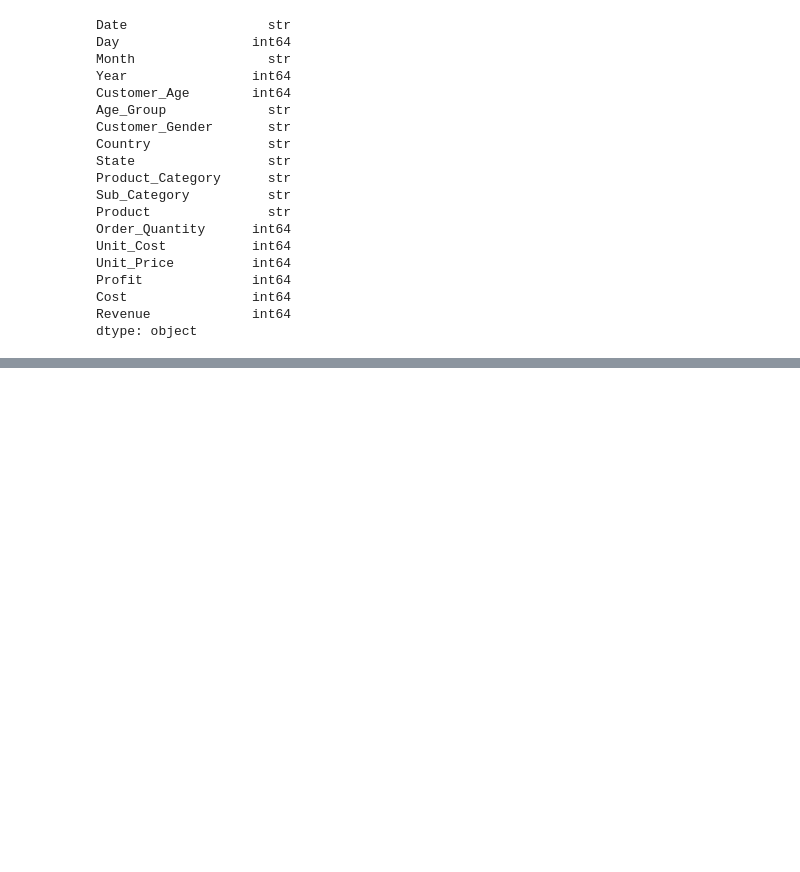
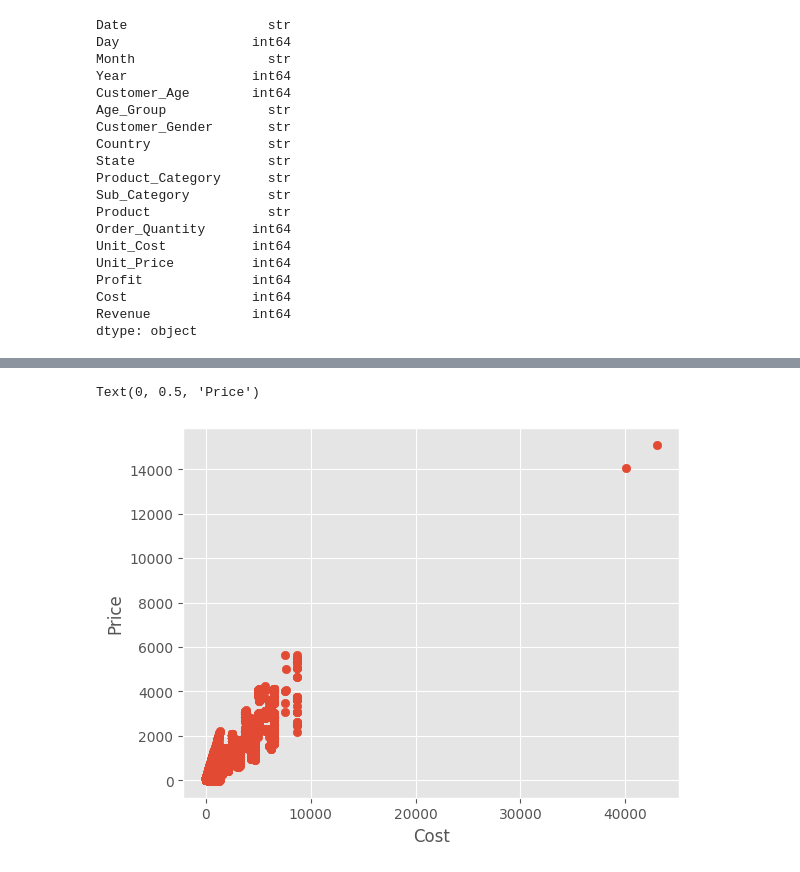
Before and after one commit to letuwwa/sales_data_analysis, a Jupyter notebook: main.ipynb, the cells around one changed output, grey strips where cells are left out. Cells and saved outputs as stored; diff of their text form; code cells hidden in the pictures; blank space fills up the shorter version.

Commit message:
feat: matplotlib

```diff
--- a/main.ipynb
+++ b/main.ipynb
@@ -1,6 +1,11 @@
 # %%
 import numpy as np
 import pandas as pd
+import seaborn as sns
+import matplotlib.pyplot as plt
+
+plt.style.use('ggplot')
+
 
 # reading data
 df = pd.read_csv(r'csv_files/Sales.csv')
@@ -61,3 +66,5 @@ Profit              int64
 Cost                int64
 Revenue             int64
 dtype: object
+# %%
+df.sort_values(by=['Unit_Price'], inplace=False, ascending=False)
@@ -63,0 +101,9 @@ dtype: object
+# %%
+# scutter plot
+
+plt.scatter(x=df['Cost'], y=df['Profit'])
+plt.xlabel("Cost")
+plt.ylabel("Price")
+# %% [output]
+Text(0, 0.5, 'Price')
+[figure, added]
```
Also changed, not shown: parts of 3 cells of this notebook, 2 other files.
